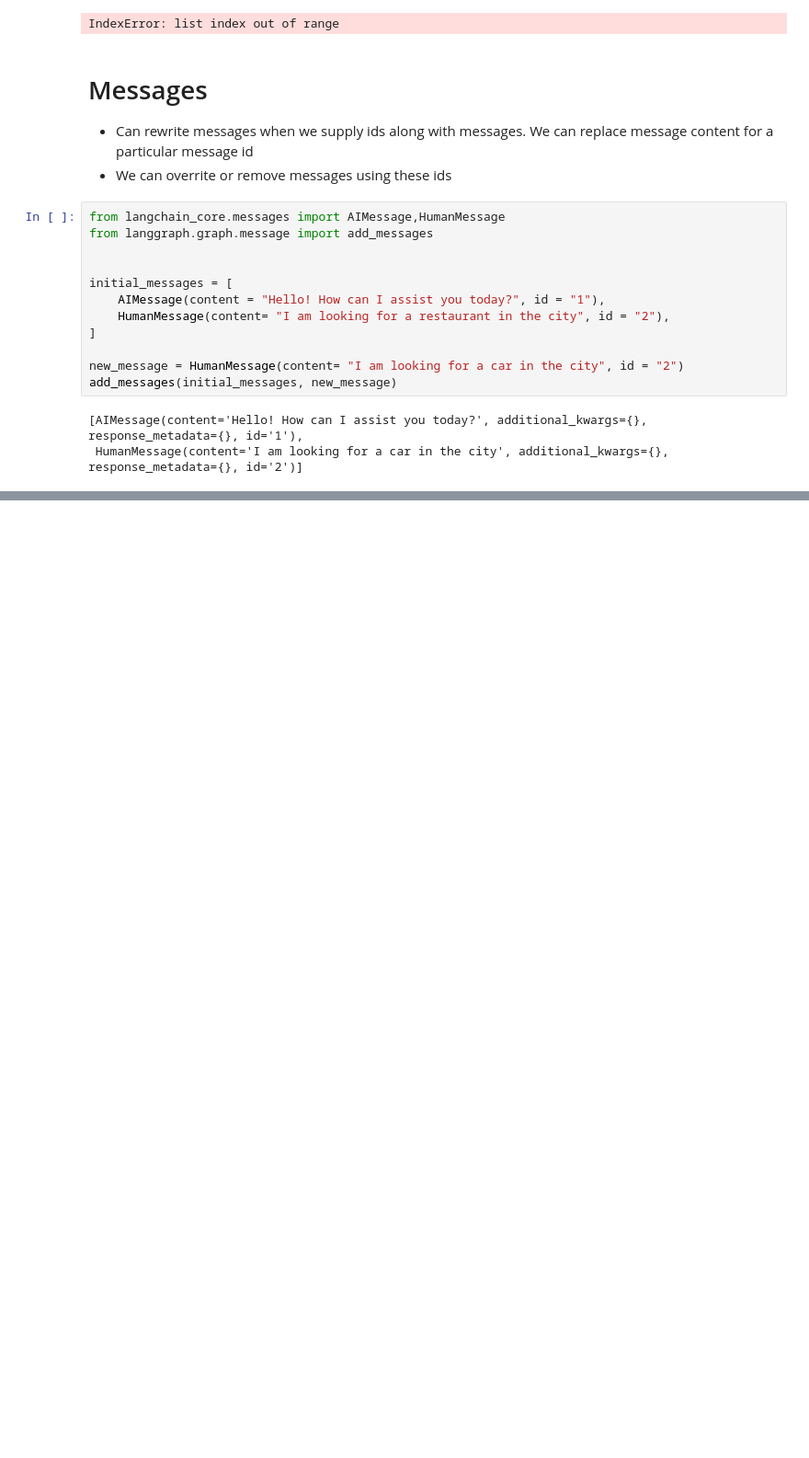
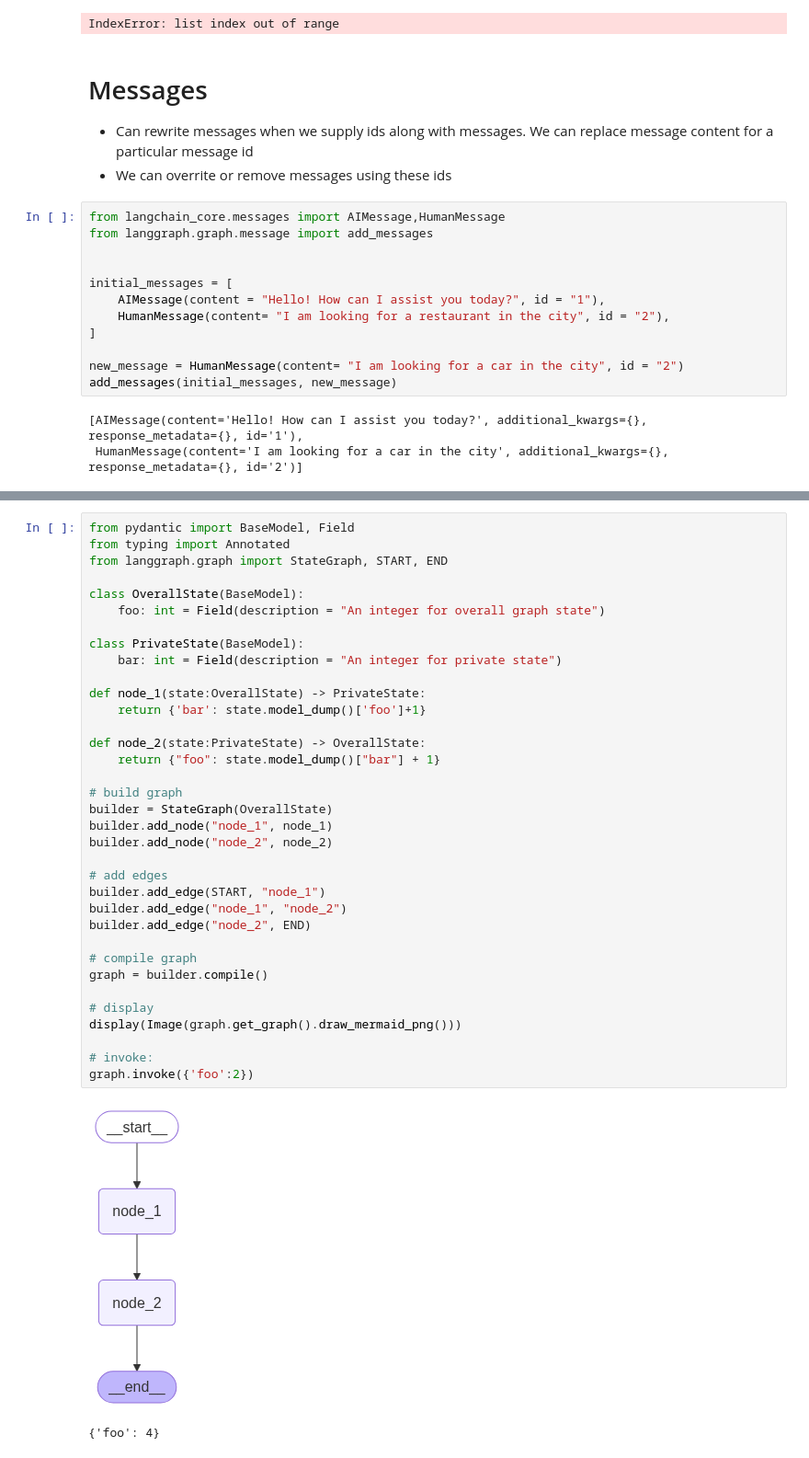
Before and after one commit to DeconvFFT/Langgraph-foundations, a Jupyter notebook: module2/module-2.ipynb, the cells around one changed output, grey strips where cells are left out. Shown: that part at 92% size. Cells and saved outputs as stored; diff of their text form; blank space fills up the shorter version.

```diff
--- a/module2/module-2.ipynb
+++ b/module2/module-2.ipynb
@@ -133,0 +163,38 @@ deleted_messages = [RemoveMessage(id = m.id) for m in messages[-2:]]
+# %%
+from pydantic import BaseModel, Field
+from typing import Annotated
+from langgraph.graph import StateGraph, START, END
+
+class OverallState(BaseModel):
+    foo: int = Field(description = "An integer for overall graph state")
+
+class PrivateState(BaseModel):
+    bar: int = Field(description = "An integer for private state")
+
+def node_1(state:OverallState) -> PrivateState:
+    return {'bar': state.model_dump()['foo']+1}
+
+def node_2(state:PrivateState) -> OverallState:
+    return {"foo": state.model_dump()["bar"] + 1}
+
+# build graph
+builder = StateGraph(OverallState)
+builder.add_node("node_1", node_1)
+builder.add_node("node_2", node_2)
+
+# add edges
+builder.add_edge(START, "node_1")
+builder.add_edge("node_1", "node_2")
+builder.add_edge("node_2", END)
+
+# compile graph
+graph = builder.compile()
+
+# display
+display(Image(graph.get_graph().draw_mermaid_png()))
+
+# invoke:
+graph.invoke({'foo':2})
+# %% [output]
+[figure, added]
+{'foo': 4}
```
Also changed, not shown: parts of 14 cells of this notebook, 1 other file.
